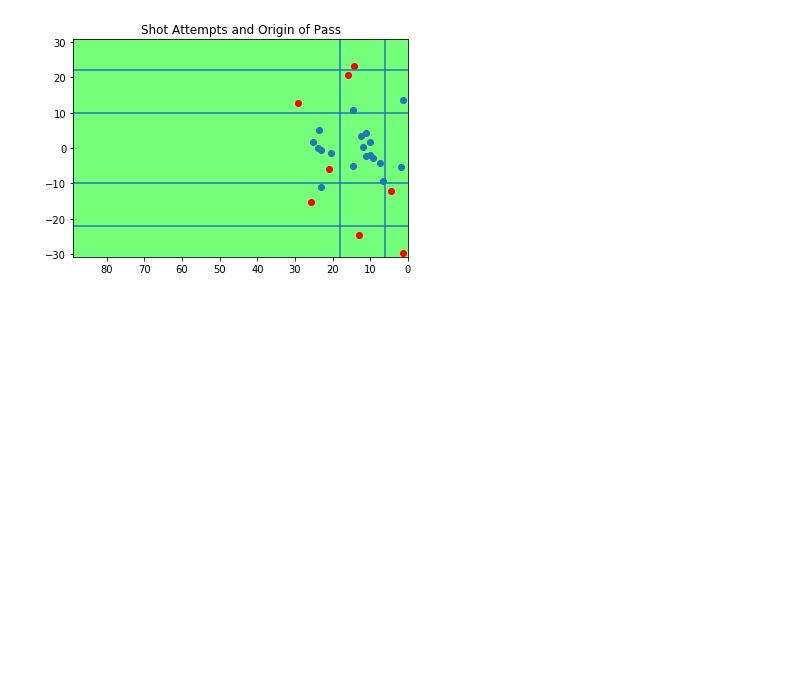
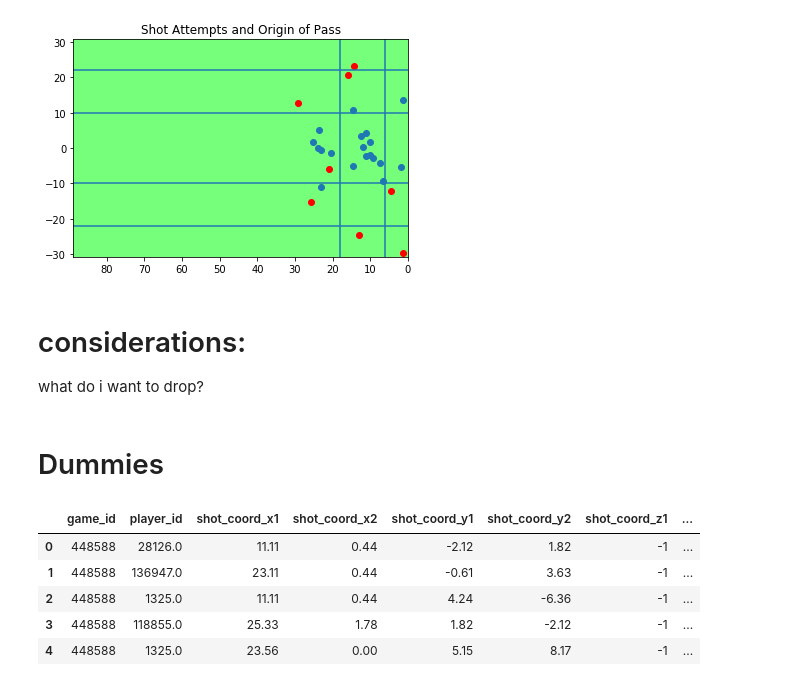
Before and after one commit to d-v-dlee/super_liga_xg, a Jupyter notebook: t_funct_2.ipynb, the cells around one changed output. Drawn from its saved outputs; the diff is of its cells as text; code cells hidden in the pictures; blank space fills up the shorter version.

```diff
--- a/t_funct_2.ipynb
+++ b/t_funct_2.ipynb
@@ -194,3 +195,18 @@ ax.axhline(-22, xmax=18)
 ax.set_facecolor('xkcd:lightgreen')
 # %% [output]
 [figure]
+# %% [markdown]
+# considerations:
+
+what do i want to drop?
+# %% [markdown]
+# Dummies
+# %%
+shot_distance_df.head()
+# %% [output]
+|  | game_id | player_id | shot_coord_x1 | shot_coord_x2 | shot_coord_y1 | shot_coord_y2 | shot_coord_z1 | ... |
+| 0 | 448588 | 28126.0 | 11.11 | 0.44 | -2.12 | 1.82 | -1 | ... |
+| 1 | 448588 | 136947.0 | 23.11 | 0.44 | -0.61 | 3.63 | -1 | ... |
+| 2 | 448588 | 1325.0 | 11.11 | 0.44 | 4.24 | -6.36 | -1 | ... |
+| 3 | 448588 | 118855.0 | 25.33 | 1.78 | 1.82 | -2.12 | -1 | ... |
+| 4 | 448588 | 1325.0 | 23.56 | 0.00 | 5.15 | 8.17 | -1 | ... |
```
Also changed, not shown: parts of 17 cells of this notebook, 2 other files.
